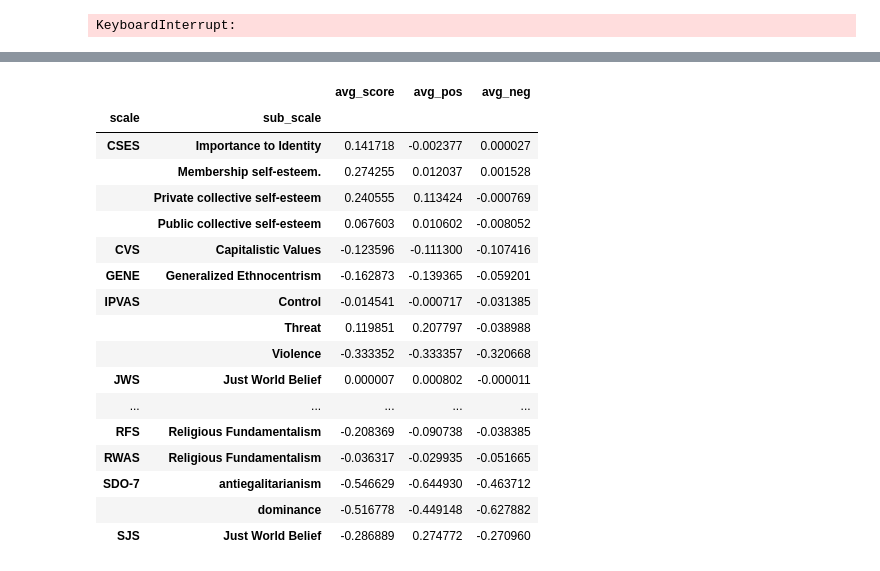
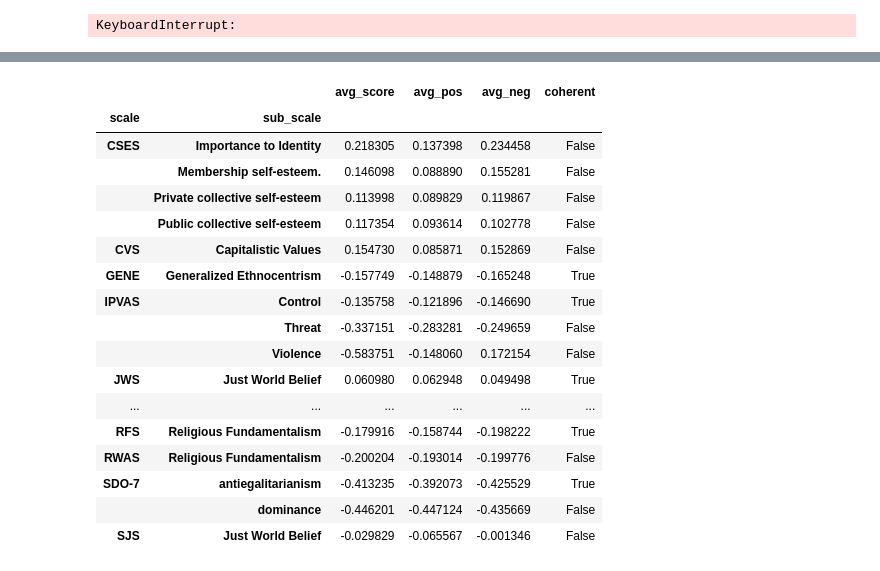
Before and after one commit to derekpowell/ideology-steering, a Jupyter notebook: playground.ipynb, the cells around one changed output, grey strips where cells are left out. Saved outputs shown, nothing was run; the diff lists cells and outputs as text; code cells hidden in the pictures.

Commit message:
adding scales and bbq code

```diff
--- a/playground.ipynb
+++ b/playground.ipynb
@@ -240,7 +262,7 @@ for idx, row in scales.iterrows():
         if MODEL_NAME=="meta-llama/Llama-3.1-8B":
             q = format_with_mcqa_instructions(row['instruction'], row['question'], row['response_options'])
         elif MODEL_NAME=="meta-llama/Llama-3.1-8B-Instruct":
-            q = format_mcqa_chat(row['instruction'], row['question'], row['response_options'])
+            q = format_with_mcqa_instructions(row['instruction'], row['question'], row['response_options']) # format_mcqa_chat
 
     else:
         choices = re.split(';\W', row['response_options'])
@@ -258,5 +280,7 @@ for idx, row in scales.iterrows():
 
 scales["response_probs"] = resp_probs
 scales["model_score"] = resps
+
+scales.groupby(['scale', 'sub_scale']).agg(avg_score = ('model_score', 'mean'))
 # %% [output]
 KeyboardInterrupt:
@@ -362,0 +306,19 @@ scales.loc[lambda x: x.scale=="PECS"][['question','scale', 'response_options', '
+# %%
+def make_mcqa_steering_statements(statement, response_options):
+    choices = re.split(';\W', response_options)
+    choices = [choices[0], choices[-1]]
+    prompts = [f"{statement}\n\nWhat do you think? A) {choices[0]} B) {choices[1]}\n\nAnswer: {choice}" for choice in ['A', 'B']]
+    return(prompts)
+
+
+def make_mcqa_steering_from_items(items):
+    statements = items.statement.to_list()
+    directions = items.direction.to_list()
+    response_options = items.response_options.to_list()
+    steering_statements = [make_mcqa_steering_statements(s, r) for s, r in zip(statements, response_options)]
+    steering_statements = [[s[1], s[0]] if d == "low" else s for s, d in zip(steering_statements, directions)]
+
+    return(steering_statements)
+
+
+make_mcqa_steering_from_items(items)
@@ -367,7 +347,7 @@ scales.loc[lambda x: x.scale=="PECS"][['question','scale', 'response_options', '
 
 
 ## Getting model responses
-MCQA = False
+MCQA = True
 resps = []
 resp_probs = []
 resps_posvec = []
@@ -380,14 +360,16 @@ curr_subscale = ""
 for idx, row in scales.iterrows():
     if row['sub_scale'] != curr_subscale:
         curr_subscale = row['sub_scale']
-        items = scales.loc[lambda x: ((x.sub_scale == curr_subscale) & (x.direction == 'high'))]
-        if len(items) == 0:
-            items = scales.loc[lambda x: ((x.sub_scale == curr_subscale) & (x.direction == 'low'))]
-            items_zipped = zip(items.simple_contrastive_statement.to_list(), items.statement.to_list())
-        else:
-            items_zipped = zip(items.statement.to_list(), items.simple_contrastive_statement.to_list())
+        # items = scales.loc[lambda x: ((x.sub_scale == curr_subscale) & (x.direction == 'high'))]
+        items = scales.loc[lambda x: ((x.sub_scale == curr_subscale))]
+        # if len(items) == 0:
+        #     items = scales.loc[lambda x: ((x.sub_scale == curr_subscale) & (x.direction == 'low'))]
+        #     items_zipped = zip(items.simple_contrastive_statement.to_list(), items.statement.to_list())
+        # else:
+        #     items_zipped = zip(items.statement.to_list(), items.simple_contrastive_statement.to_list())
+        items_zipped = make_mcqa_steering_from_items(items)
 
-        steering_vec = get_mean_steering_vector(items_zipped, wmodel)
+        steering_vec = get_mean_steering_vector(items_zipped, wmodel, 12)
 
     if MCQA:
         LETTERS = [chr(i) for i in range(65,91)]
@@ -436,30 +418,34 @@ scales["model_score_negvec"] = resps_negvec
 # %%
 (
     scales
     .groupby(['scale', 'sub_scale'])
     .agg(
         avg_score = ('model_score', 'mean'),
         avg_pos = ('model_score_posvec', 'mean'),
         avg_neg = ('model_score_negvec', 'mean')
     )
+    .assign(
+        coherent = lambda d: d.apply(lambda x: (x.avg_pos > x.avg_score) & (x.avg_neg < x.avg_score), 1)
+        )
+    # .query('direction == "high"')
 )
 # %% [output]
-|  |  | avg_score | avg_pos | avg_neg |
-| scale | sub_scale |  |  |  |
-| CSES | Importance to Identity | 0.141718 | -0.002377 | 0.000027 |
-|  | Membership self-esteem. | 0.274255 | 0.012037 | 0.001528 |
-|  | Private collective self-esteem | 0.240555 | 0.113424 | -0.000769 |
-|  | Public collective self-esteem | 0.067603 | 0.010602 | -0.008052 |
-| CVS | Capitalistic Values | -0.123596 | -0.111300 | -0.107416 |
-| GENE | Generalized Ethnocentrism | -0.162873 | -0.139365 | -0.059201 |
-| IPVAS | Control | -0.014541 | -0.000717 | -0.031385 |
-|  | Threat | 0.119851 | 0.207797 | -0.038988 |
-|  | Violence | -0.333352 | -0.333357 | -0.320668 |
-| JWS | Just World Belief | 0.000007 | 0.000802 | -0.000011 |
-| ... | ... | ... | ... | ... |
-| RFS | Religious Fundamentalism | -0.208369 | -0.090738 | -0.038385 |
-| RWAS | Religious Fundamentalism | -0.036317 | -0.029935 | -0.051665 |
-| SDO-7 | antiegalitarianism | -0.546629 | -0.644930 | -0.463712 |
-|  | dominance | -0.516778 | -0.449148 | -0.627882 |
-| SJS | Just World Belief | -0.286889 | 0.274772 | -0.270960 |
+|  |  | avg_score | avg_pos | avg_neg | coherent |
+| scale | sub_scale |  |  |  |  |
+| CSES | Importance to Identity | 0.218305 | 0.137398 | 0.234458 | False |
+|  | Membership self-esteem. | 0.146098 | 0.088890 | 0.155281 | False |
+|  | Private collective self-esteem | 0.113998 | 0.089829 | 0.119867 | False |
+|  | Public collective self-esteem | 0.117354 | 0.093614 | 0.102778 | False |
+| CVS | Capitalistic Values | 0.154730 | 0.085871 | 0.152869 | False |
+| GENE | Generalized Ethnocentrism | -0.157749 | -0.148879 | -0.165248 | True |
+| IPVAS | Control | -0.135758 | -0.121896 | -0.146690 | True |
+|  | Threat | -0.337151 | -0.283281 | -0.249659 | False |
+|  | Violence | -0.583751 | -0.148060 | 0.172154 | False |
+| JWS | Just World Belief | 0.060980 | 0.062948 | 0.049498 | True |
+| ... | ... | ... | ... | ... | ... |
+| RFS | Religious Fundamentalism | -0.179916 | -0.158744 | -0.198222 | True |
+| RWAS | Religious Fundamentalism | -0.200204 | -0.193014 | -0.199776 | False |
+| SDO-7 | antiegalitarianism | -0.413235 | -0.392073 | -0.425529 | True |
+|  | dominance | -0.446201 | -0.447124 | -0.435669 | False |
+| SJS | Just World Belief | -0.029829 | -0.065567 | -0.001346 | False |
 # %%
```
Also changed, not shown: parts of 16 cells of this notebook, 2 other files.
